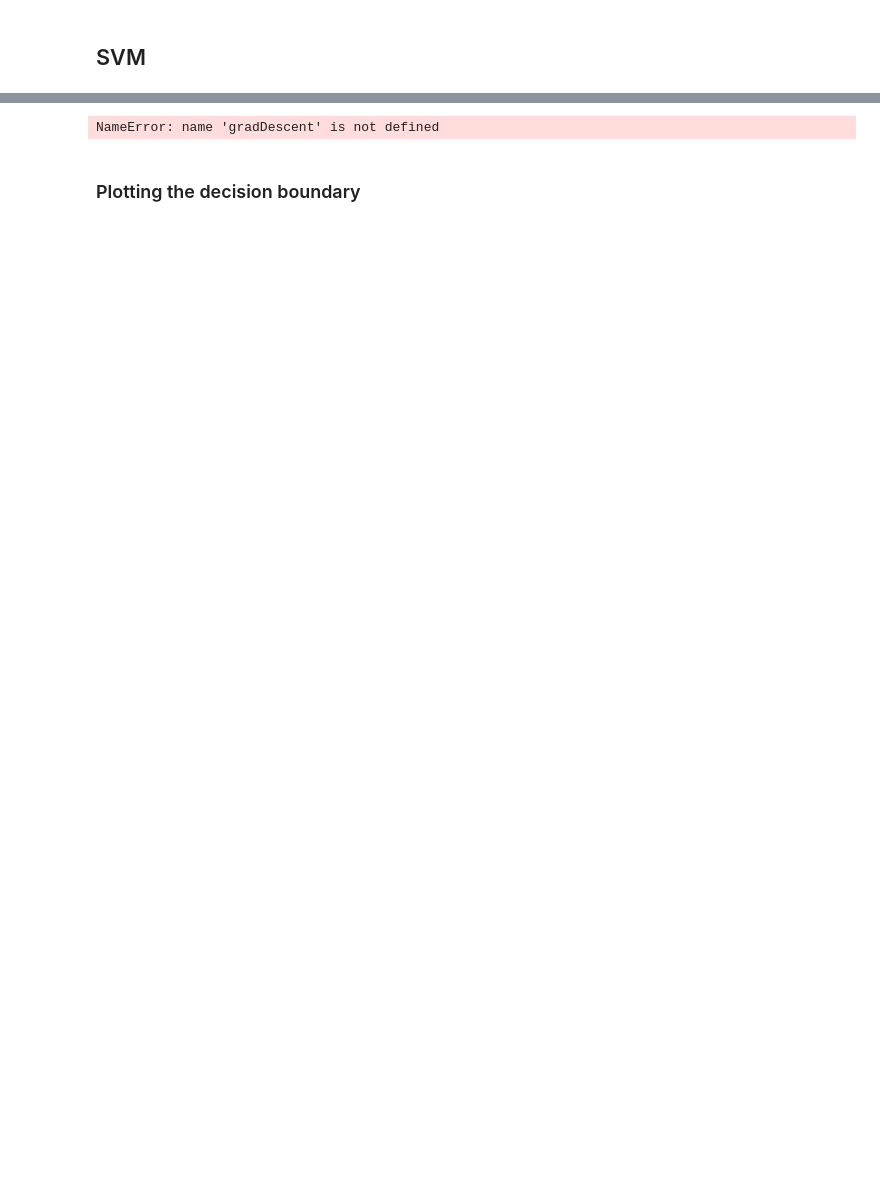
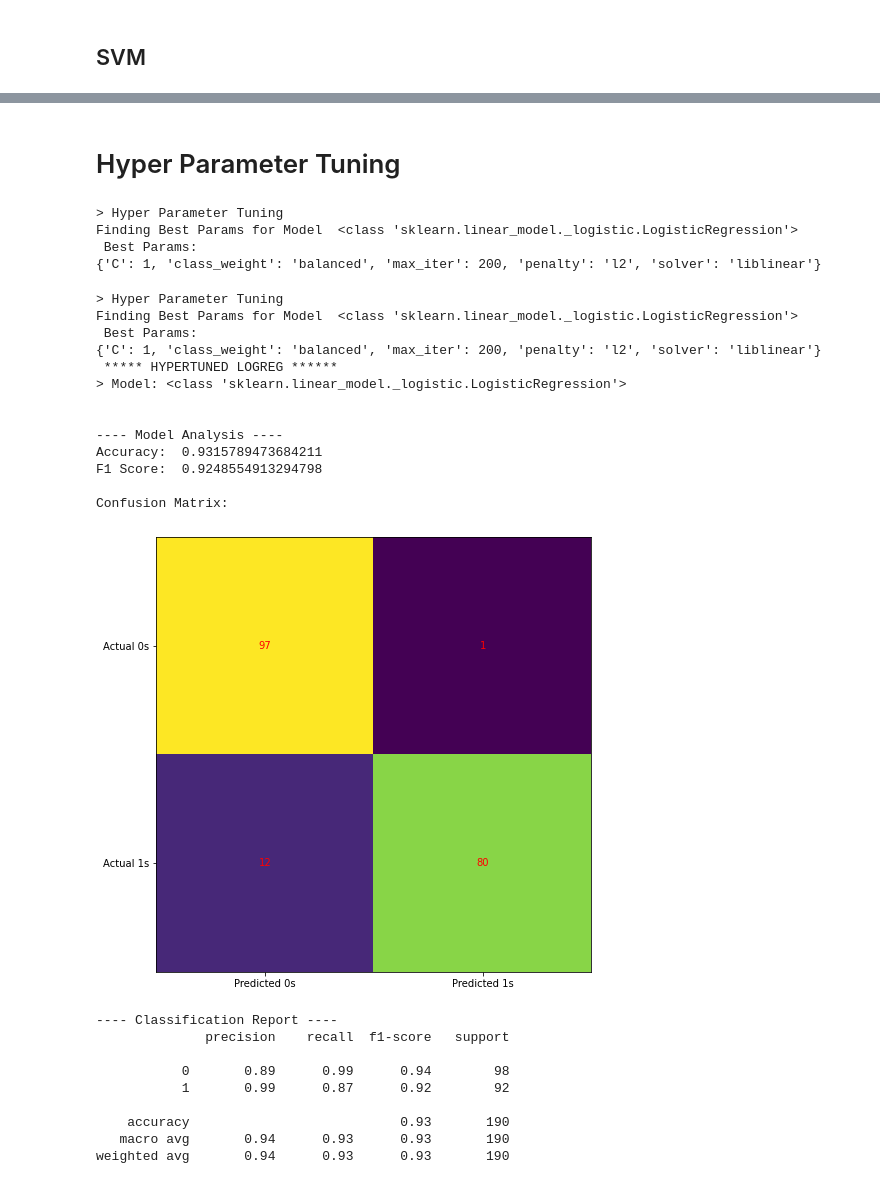
Before and after one commit to VascoRegal/creditcard-fraud-detection, a Jupyter notebook: main.ipynb, the cells around one changed output, grey strips where cells are left out. Drawn from its saved outputs; the diff is of its cells as text; code cells hidden in the pictures; blank space fills up the shorter version.

Commit message:
hypertuned logreg

```diff
--- a/main.ipynb
+++ b/main.ipynb
@@ -474,7 +471,7 @@ weighted avg       0.92      0.92      0.92       190
 # %% [markdown]
 ## SVM
 # %%
-train_and_analyze(SVC(kernel="rbf"), X_train, Y_train)
+train_and_analyze(SVC(kernel="linear"), X_train, Y_train)
 # %% [output]
 > Model: <class 'sklearn.svm._classes.SVC'>
 
@@ -522,14 +524,0 @@ weighted avg       0.92      0.92      0.92       190
-# %%
-lr=[0.01, 0.1, 0.5, 1]
-for i in lr:
-    theta, J_history = gradDescent(X, y, initial_theta, i, 400)
-    plt.plot(J_history)
-
-plt.xlabel("Iteration")
-plt.ylabel("$J(\Theta)$")
-plt.title("Cost function using Gradient Descent")
-plt.legend(lr, loc=0)
-# %% [output]
-NameError: name 'gradDescent' is not defined
-# %% [markdown]
-### Plotting the decision boundary
@@ -546,0 +525,52 @@ plt.plot(x_value,y_value, "g")
+# %% [markdown]
+# Hyper Parameter Tuning
+# %%
+def hyperparameters(model, params, X, y):
+    print("> Hyper Parameter Tuning")
+    print("Finding Best Params for Model ", model.__class__)
+    model = GridSearchCV(model, params, scoring="accuracy")
+    model.fit(X, y)
+    print(" Best Params: ")
+    print(model.best_params_)
+
+    return model.best_params_
+# %% [output]
+> Hyper Parameter Tuning
+Finding Best Params for Model  <class 'sklearn.linear_model._logistic.LogisticRegression'>
+ Best Params:
+{'C': 1, 'class_weight': 'balanced', 'max_iter': 200, 'penalty': 'l2', 'solver': 'liblinear'}
+# %%
+logreg_params = {'solver': ['liblinear'], 'max_iter': [200, 500],
+                         'C': [1, 10, 100, 1000], 'class_weight': ['balanced'],
+                         'penalty': ['l1', 'l2']}
+
+best_logreg_params = hyperparameters(LogisticRegression(), logreg_gc_p , X_train, Y_train)
+
+print(" ***** HYPERTUNED LOGREG ****** ")
+model = LogisticRegression()
+model.set_params(**best_logreg_params)
+train_and_analyze(model, X, y)
+# %% [output]
+> Hyper Parameter Tuning
+Finding Best Params for Model  <class 'sklearn.linear_model._logistic.LogisticRegression'>
+ Best Params:
+{'C': 1, 'class_weight': 'balanced', 'max_iter': 200, 'penalty': 'l2', 'solver': 'liblinear'}
+ ***** HYPERTUNED LOGREG ******
+> Model: <class 'sklearn.linear_model._logistic.LogisticRegression'>
+
+
+---- Model Analysis ----
+Accuracy:  0.9315789473684211
+F1 Score:  0.9248554913294798
+
+Confusion Matrix:
+[figure, added]
+---- Classification Report ----
+              precision    recall  f1-score   support
+
+           0       0.89      0.99      0.94        98
+           1       0.99      0.87      0.92        92
+
+    accuracy                           0.93       190
+   macro avg       0.94      0.93      0.93       190
+weighted avg       0.94      0.93      0.93       190
```
Also changed, not shown: parts of 7 cells of this notebook.
